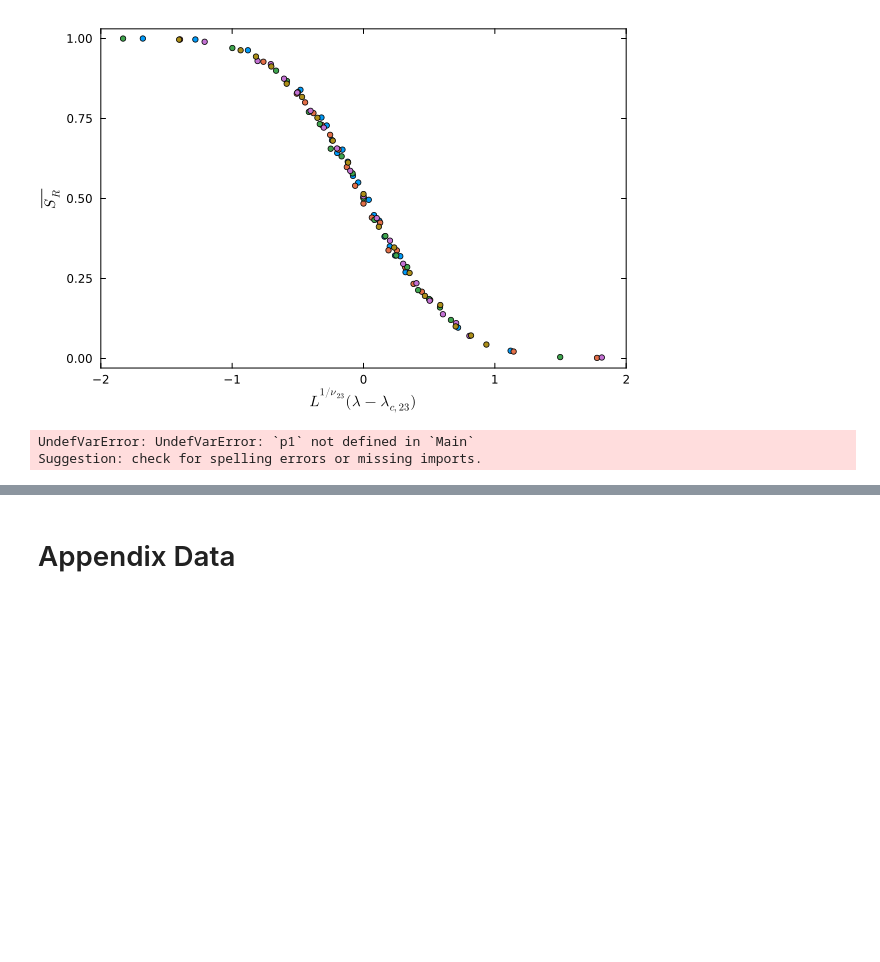
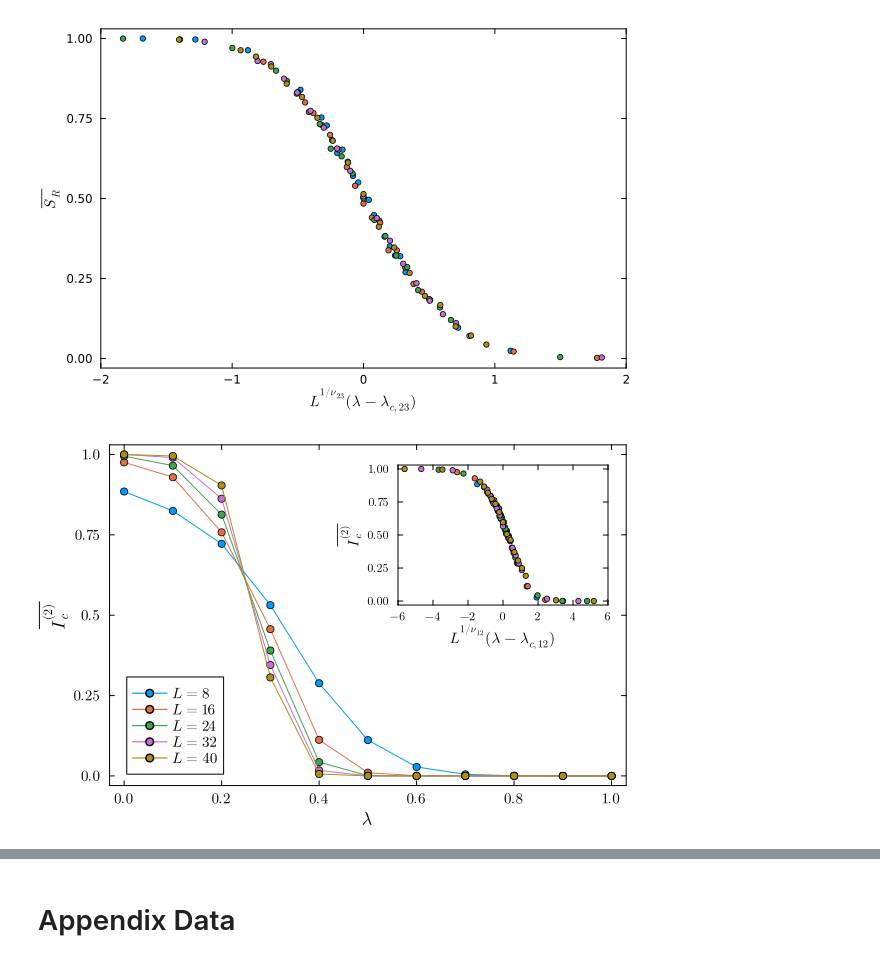
Before and after one commit to jahauser/2025_ZZX_TNs, a Jupyter notebook: notebooks/25_08_23.ipynb, the cells around one changed output, grey strips where cells are left out. Cells and saved outputs as stored; diff of their text form; code cells hidden in the pictures; blank space fills up the shorter version.

```diff
--- a/notebooks/25_08_23.ipynb
+++ b/notebooks/25_08_23.ipynb
@@ -233,3 +308,19 @@ plt
  (24, 50, 0.0, 0.7, 0.15, 0)
  (24, 50, 0.0, 0.7, 0.45, 0)
  (24, 50, 0.0, 0.7, 0.25, 0)
+# %%
+q = 0.0
+δ = 0.7
+plt = plot()
+for L in 8:8:40
+    T = 2L + 2
+    λs = 0.0:0.1:1.0
+    ys = real.([data5[(L,T,λ,δ,q,0.0,true)][1][:terminal_order][2L+1] for λ in λs])
+    xticks = (0.0:0.2:1.0, [L"0.0", L"0.2", L"0.4", L"0.6", L"0.8", L"1.0"])
+    yticks = (5:5:30, [L"5", L"10", L"15", L"20", L"25", L"30"])
+    plot!(plt, λs, ys, seriestype=:line, m=4, label=L"L=%$L", xlabel=L"\lambda", ylabel=L"\overline{\kappa_{EA}}", #title="r=$r",
+    # framestyle=:box, xticks=xticks, yticks=yticks, grid=false,
+    xtickfontsize=10,ytickfontsize=10, xguidefontsize=12, yguidefontsize=12, legendfontsize=10, titlefontsize=16)
+end
+# savefig("/Users/jhauser/Documents/Z2 paper figs/updated/kappaEA.pdf")
+plt
@@ -335,38 +428,37 @@ plt
 # %%
 q = 0.1
 δ = 0.7
 plt = plot()
 for L in 8:8:40
     T = 2L + 2
     λs = 0.0:0.1:1.0
     ys = real.([no_unitary_data[(L,T,λ,δ,q,false)][1][:Ic][2L+1] for λ in λs])
     # plot!(plt, qs, ys, seriestype=:line, m=4, label=L"L=%$L", xlabel=L"q", ylabel=L"\frac{1}{L} \sum_{i,j}\langle\langle Z_i Z_j Z'_i Z'_j\rangle\rangle", title="r=$r")
     xticks = (0.0:0.2:1.0, [L"0.0", L"0.2", L"0.4", L"0.6", L"0.8", L"1.0"])
     yticks = (0.0:0.25:1.0, [L"0.0", L"0.25", L"0.5", L"0.75", L"1.0"])
     plot!(plt, λs, ys, seriestype=:line, m=4, label=L"L=%$L", xlabel=L"\lambda", ylabel=L"\overline{I_c^{(2)}}", #title="r=$r",
     framestyle=:box, xticks=xticks, yticks=yticks, grid=false, legend=:bottomleft,
     xtickfontsize=10,ytickfontsize=10, xguidefontsize=12, yguidefontsize=12, legendfontsize=10, titlefontsize=16)
 end
 
-plot!(p1,inset=bbox(0.22,0.4,0.35,0.35), subplot=2, )
+plot!(plt,inset=bbox(0.6,0.08,0.35,0.35), subplot=2, )
 
-ν = 2.
-Δc = 0.7
+ν = 1.2
+λc = 0.26
 for L in 8:8:40
-    Δs = 0.0:0.1:1.0
-    xs = (Δs .- Δc) * L^(1/ν)
-    ys = [blur(saved_data[(L,2L,Δ,δ,q)][2][:SR],2)[end] for Δ in Δs]
-#     # plot!(plt, qs, ys, seriestype=:line, m=4, label=L"L=%$L", xlabel=L"q", ylabel=L"\frac{1}{L} \sum_{i,j}\langle\langle Z_i Z_j Z'_i Z'_j\rangle\rangle", title="r=$r")
-    xticks = (-4:2:2, [L"-4", L"-2", L"0", L"2"])
+    T = 2L+2
+    λs = union(0.0:0.1:0.6,0.21:0.01:0.32)
+    xs = (λs .- λc) * L^(1/ν)
+    ys = real.([no_unitary_data[(L,T,λ,δ,q,false)][1][:Ic][2L+1] for λ in λs])
+    xticks = (-6:2:6, [L"-6", L"-4", L"-2", L"0", L"2", L"4", L"6"])
     yticks = (0.0:0.25:1.0, [L"0.00", L"0.25", L"0.50", L"0.75", L"1.00"])
-    plot!(plt, xs, ys, seriestype=:scatter, m=4, label=L"L=%$L", xlabel=L"L^{1/\nu_{23}}(\Delta-\Delta_{c,23})", ylabel=L"\overline{S_R}", # title="r=$r",
+    plot!(plt, xs, ys, seriestype=:scatter, m=3, label=L"L=%$L", xlabel=L"L^{1/\nu_{12}}(\lambda-\lambda_{c,12})", ylabel=L"\overline{I_c^{(2)}}", # title="r=$r",
     framestyle=:box, xticks=xticks, yticks=yticks,
-    subplot=2, grid=false, legend=false,
+    subplot=2, grid=false, legend=false, xlim=(-6,6),
     xtickfontsize=8,ytickfontsize=8, xguidefontsize=10, yguidefontsize=10, legendfontsize=8, titlefontsize=14)
 end
 
 # savefig("/Users/jhauser/Documents/Z2 paper figs/updated/kappaEA.pdf")
 plt
 # %% [output]
-UndefVarError: UndefVarError: `p1` not defined in `Main`
-Suggestion: check for spelling errors or missing imports.
+[figure, added]
```
Also changed, not shown: parts of 9 cells of this notebook, 4 other files.
